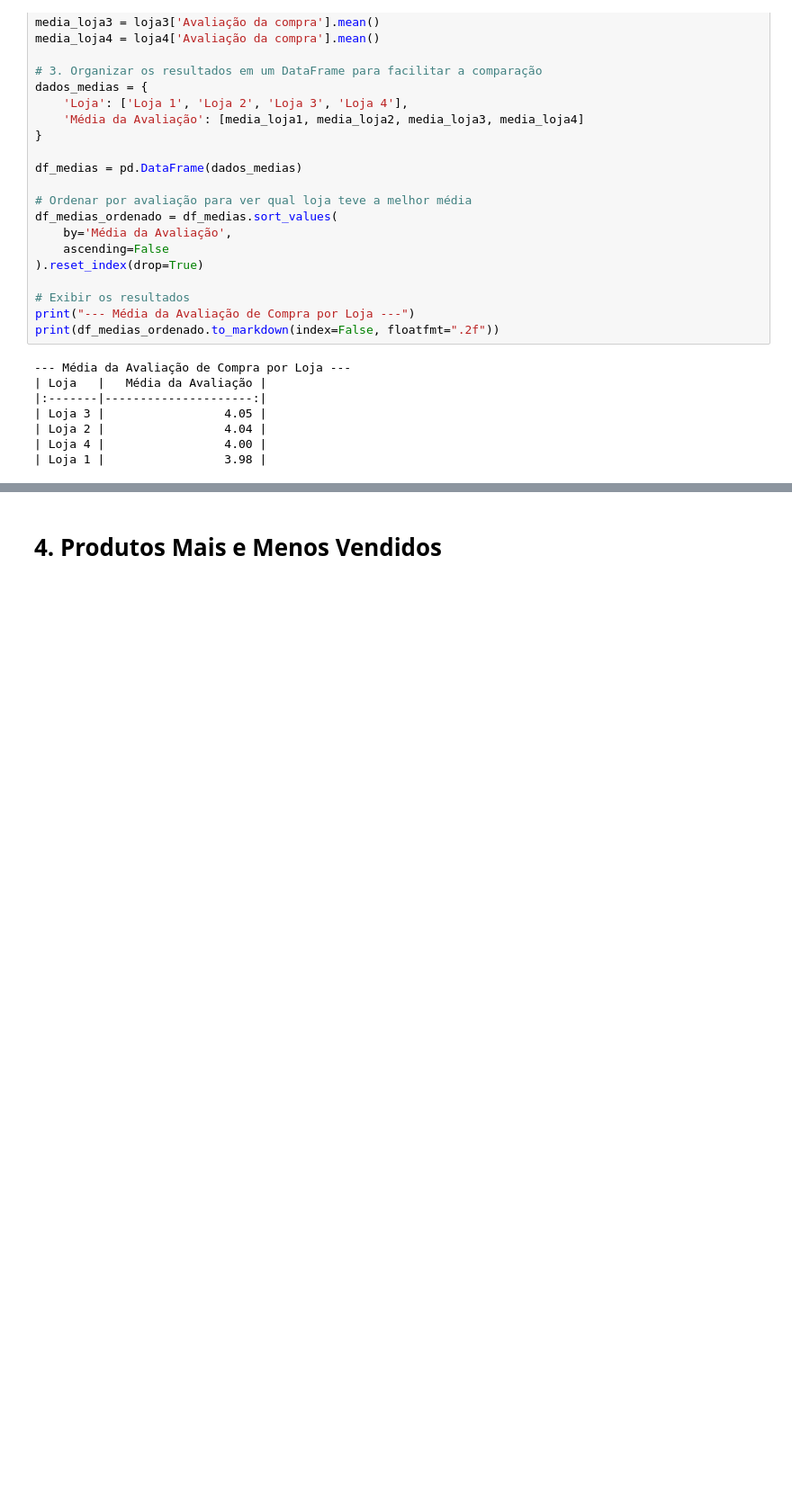
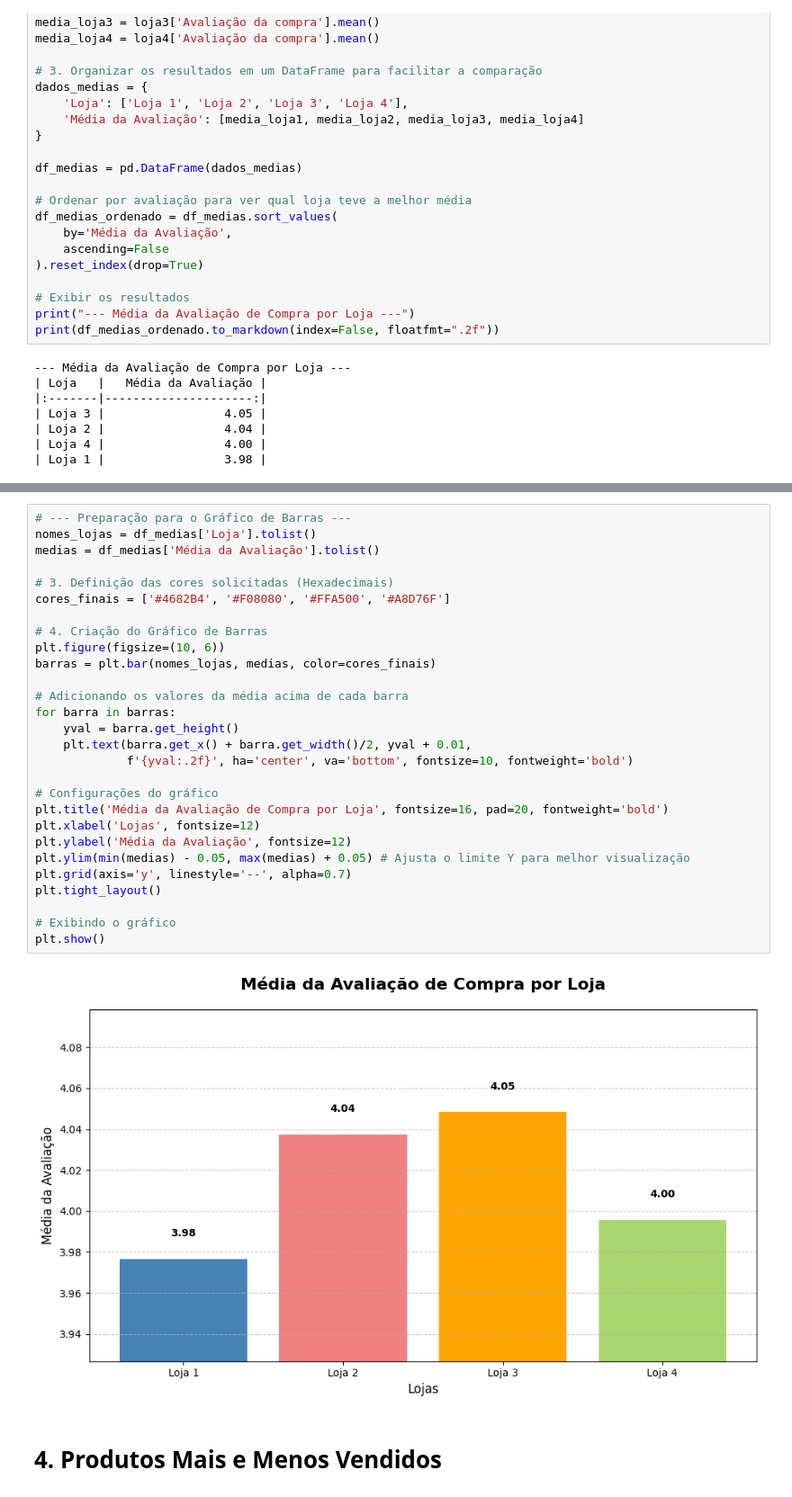
Before and after one commit to EritonPalma/Challenge-Alura-Store---Desafio-1-, a Jupyter notebook: AluraStoreBrasil.ipynb, the cells around one changed output, grey strips where cells are left out. Shown at 90% size. Cells and saved outputs as stored; diff of their text form; blank space fills up the shorter version.

```diff
--- a/AluraStoreBrasil.ipynb
+++ b/AluraStoreBrasil.ipynb
@@ -399,3 +397,33 @@ plt.show()
+# %%
+# --- Preparação para o Gráfico de Barras ---
+nomes_lojas = df_medias['Loja'].tolist()
+medias = df_medias['Média da Avaliação'].tolist()
+
+# 3. Definição das cores solicitadas (Hexadecimais)
+cores_finais = ['#4682B4', '#F08080', '#FFA500', '#A8D76F']
+
+# 4. Criação do Gráfico de Barras
+plt.figure(figsize=(10, 6))
+barras = plt.bar(nomes_lojas, medias, color=cores_finais)
+
+# Adicionando os valores da média acima de cada barra
+for barra in barras:
+    yval = barra.get_height()
+    plt.text(barra.get_x() + barra.get_width()/2, yval + 0.01,
+             f'{yval:.2f}', ha='center', va='bottom', fontsize=10, fontweight='bold')
+
+# Configurações do gráfico
+plt.title('Média da Avaliação de Compra por Loja', fontsize=16, pad=20, fontweight='bold')
+plt.xlabel('Lojas', fontsize=12)
+plt.ylabel('Média da Avaliação', fontsize=12)
+plt.ylim(min(medias) - 0.05, max(medias) + 0.05) # Ajusta o limite Y para melhor visualização
+plt.grid(axis='y', linestyle='--', alpha=0.7)
+plt.tight_layout()
+
+# Exibindo o gráfico
+plt.show()
+# %% [output]
+[figure, added]
 # %% [markdown]
 # 4. Produtos Mais e Menos Vendidos
 # %%
```
Also changed, not shown: parts of 16 cells of this notebook.
